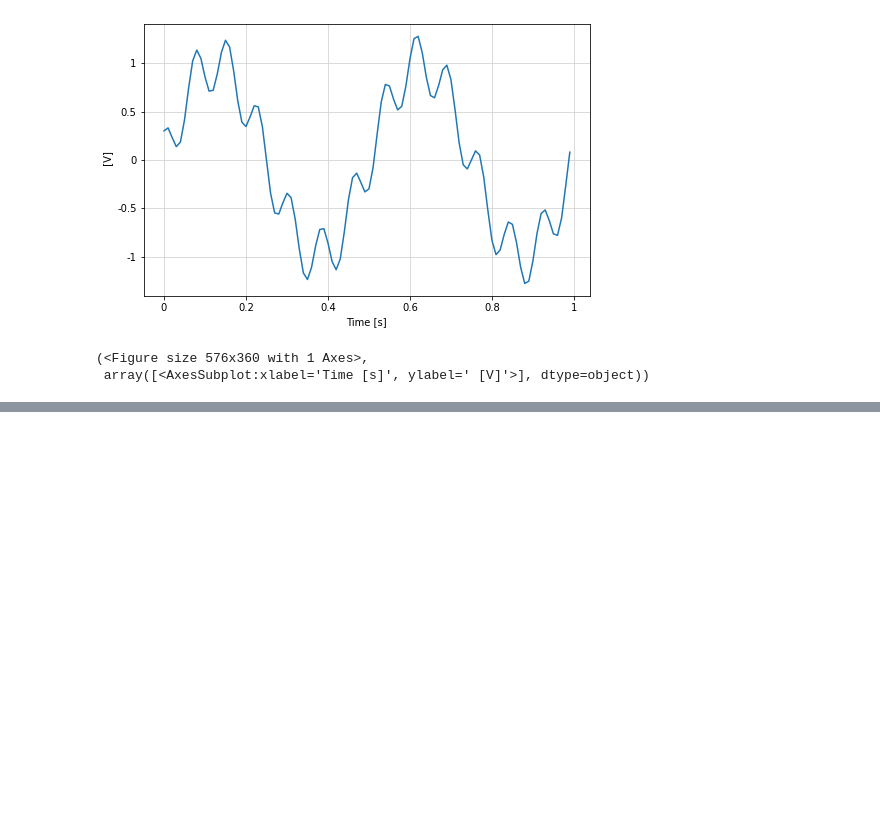
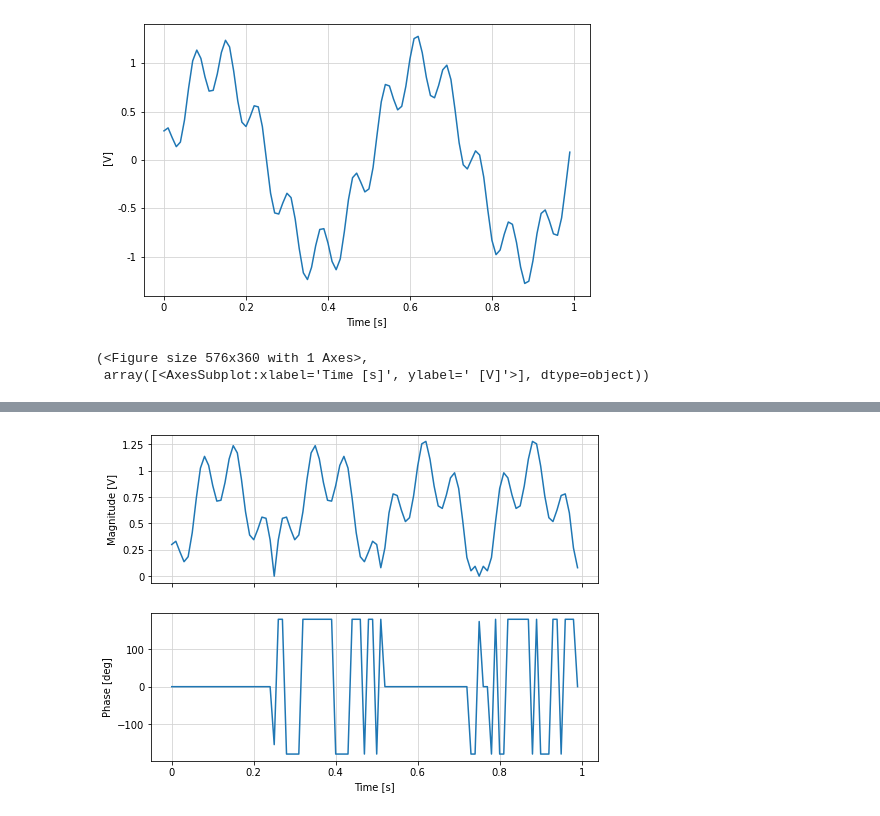
Before and after one commit to animaviridis/signum, a Jupyter notebook: examples/ex1.ipynb, the cells around one changed output, grey strips where cells are left out. Cells and saved outputs as stored; diff of their text form; code cells hidden in the pictures; blank space fills up the shorter version.

```diff
--- a/examples/ex1.ipynb
+++ b/examples/ex1.ipynb
@@ -126 +140,7 @@ _ = t_inverse.display()
+# %%
+# inverse fft shift places the zero frequency term back at the beginning to perform the inverse Fourier transform correctly
+t_inverse = f_zero_centered.ifftshift().ifft()
+_ = t_inverse.display()
+# %% [output]
+[figure, added]
 # %%
```
Also changed, not shown: parts of 12 cells of this notebook, 1 other file.
